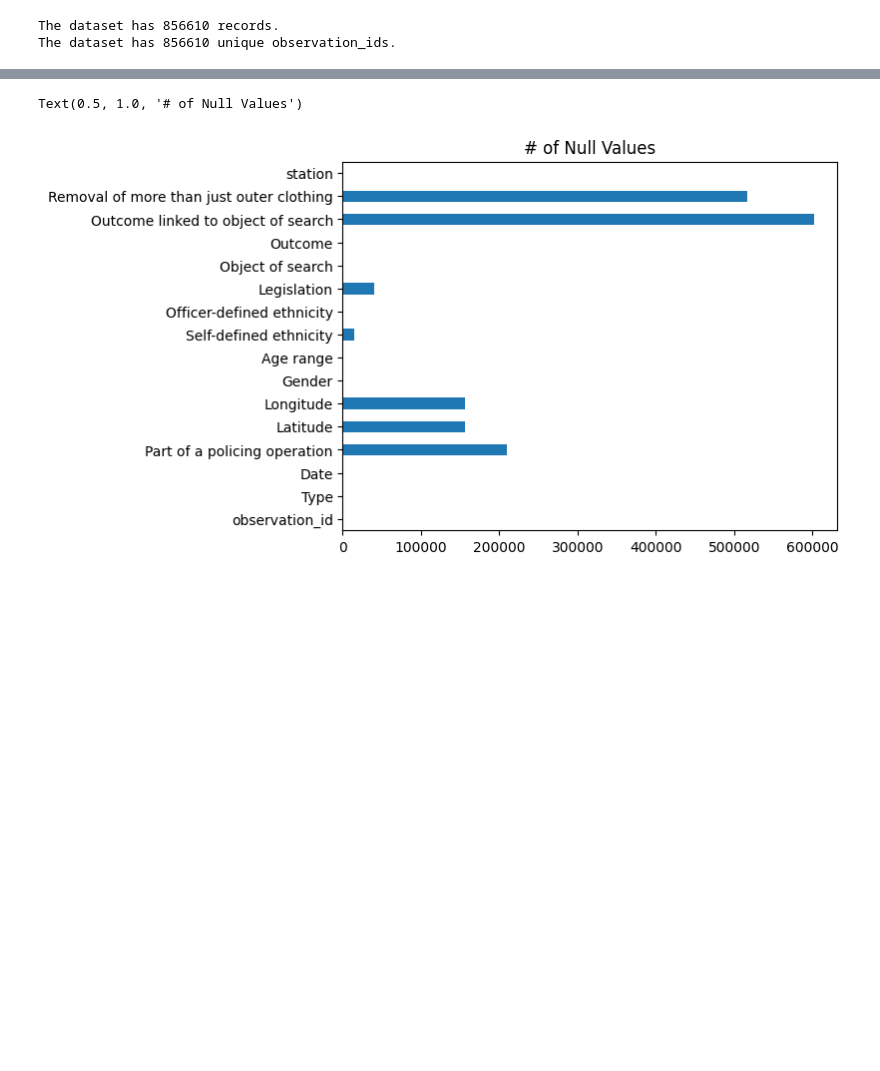
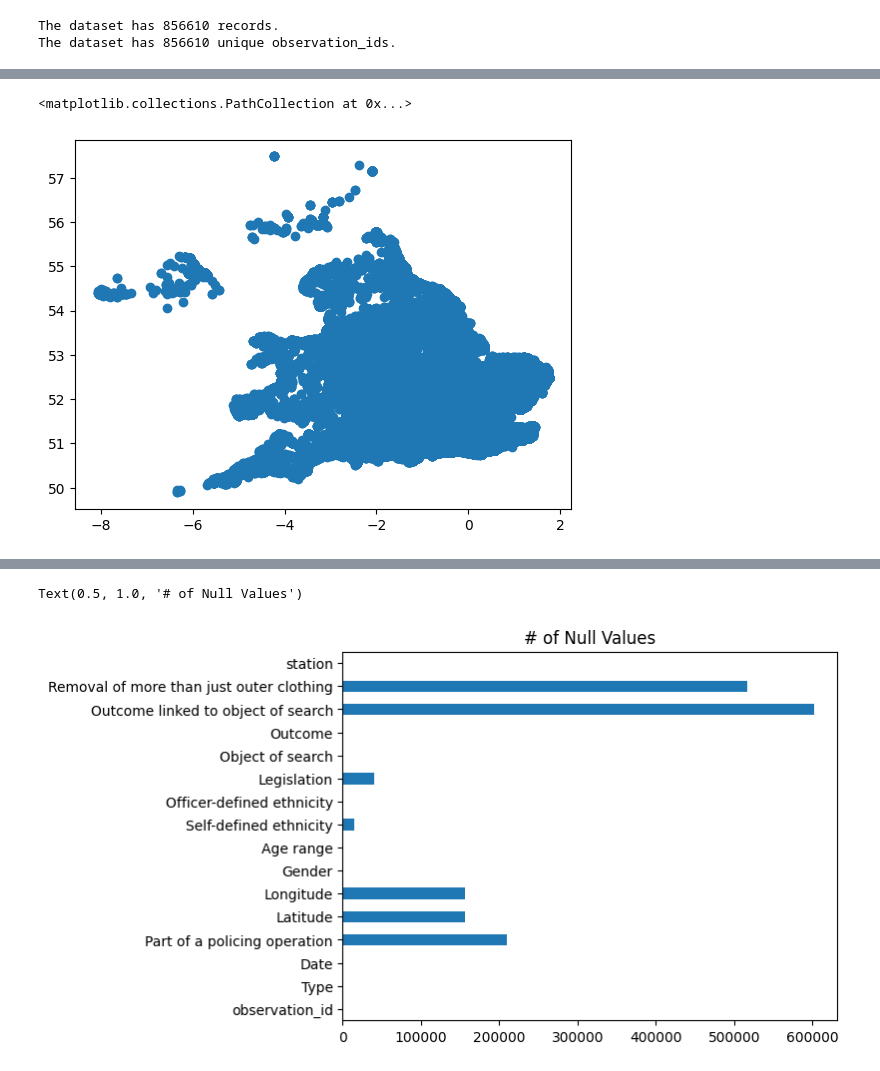
Before and after one commit to joaobssa/ldsa_capstone, a Jupyter notebook: 1 EDA.ipynb, the cells around one changed output, grey strips where cells are left out. Drawn from its saved outputs; the diff is of its cells as text; code cells hidden in the pictures; blank space fills up the shorter version.

```diff
--- a/1 EDA.ipynb
+++ b/1 EDA.ipynb
@@ -42,0 +65,5 @@ The dataset has 856610 unique observation_ids.
+# %%
+plt.scatter(x=df_["Longitude"],y=df_["Latitude"])
+# %% [output]
+<matplotlib.collections.PathCollection at 0x...>
+[figure, added]
```
Also changed, not shown: parts of 38 cells of this notebook, 3 other files.
